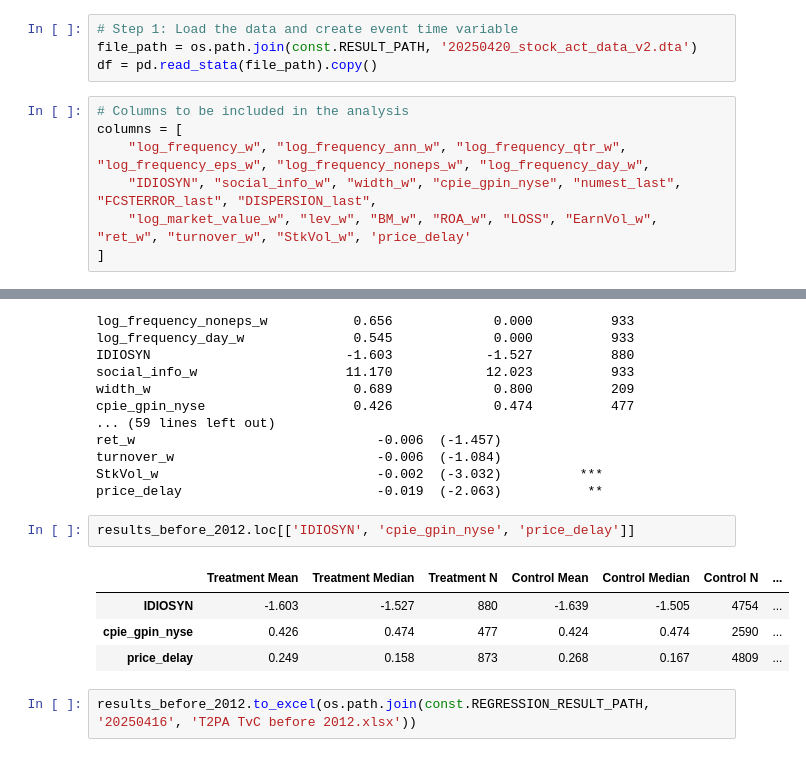
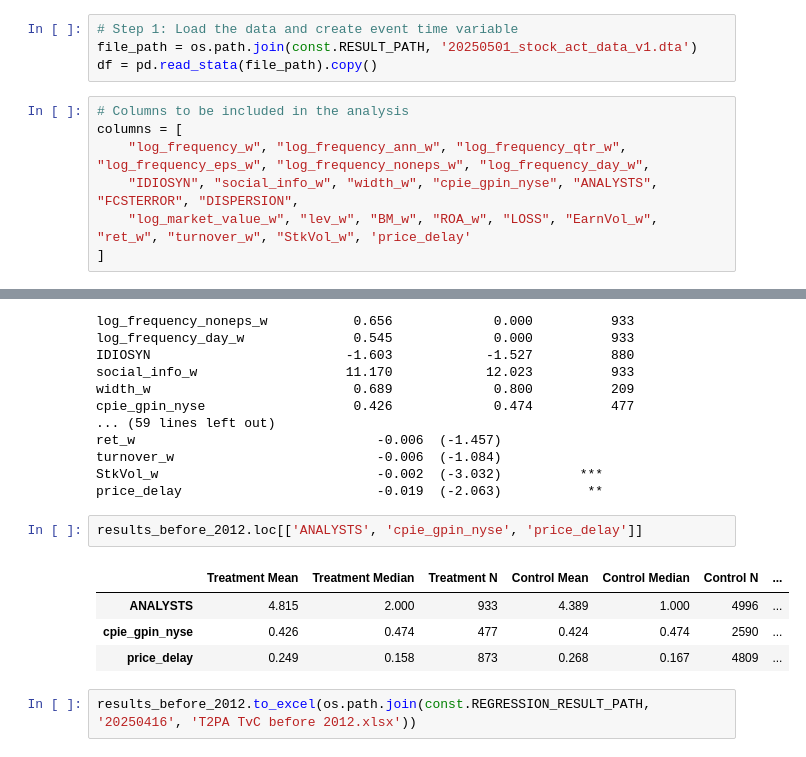
Before and after one commit to wangyouan/STOCKAct, a Jupyter notebook: Notebook/GetSummaryStatistics.ipynb, the cells around one changed output, grey strips where cells are left out. Drawn from its saved outputs; the diff is of its cells as text.

```diff
--- a/Notebook/GetSummaryStatistics.ipynb
+++ b/Notebook/GetSummaryStatistics.ipynb
@@ -9,13 +9,13 @@ from scipy import stats
 from Constants import Constants as const
 # %%
 # Step 1: Load the data and create event time variable
-file_path = os.path.join(const.RESULT_PATH, '20250420_stock_act_data_v2.dta')
+file_path = os.path.join(const.RESULT_PATH, '20250501_stock_act_data_v1.dta')
 df = pd.read_stata(file_path).copy()
 # %%
 # Columns to be included in the analysis
 columns = [
     "log_frequency_w", "log_frequency_ann_w", "log_frequency_qtr_w", "log_frequency_eps_w", "log_frequency_noneps_w", "log_frequency_day_w",
-    "IDIOSYN", "social_info_w", "width_w", "cpie_gpin_nyse", "numest_last", "FCSTERROR_last", "DISPERSION_last",
+    "IDIOSYN", "social_info_w", "width_w", "cpie_gpin_nyse", "ANALYSTS", "FCSTERROR", "DISPERSION",
     "log_market_value_w", "lev_w", "BM_w", "ROA_w", "LOSS", "EarnVol_w", "ret_w", "turnover_w", "StkVol_w", 'price_delay'
 ]
 # %%
@@ -93,10 +93,10 @@ turnover_w                          -0.006  (-1.084)
 StkVol_w                            -0.002  (-3.032)          ***
 price_delay                         -0.019  (-2.063)           **
 # %%
-results_before_2012.loc[['IDIOSYN', 'cpie_gpin_nyse', 'price_delay']]
+results_before_2012.loc[['ANALYSTS', 'cpie_gpin_nyse', 'price_delay']]
 # %% [output]
 |  | Treatment Mean | Treatment Median | Treatment N | Control Mean | Control Median | Control N | ... |
-| IDIOSYN | -1.603 | -1.527 | 880 | -1.639 | -1.505 | 4754 | ... |
+| ANALYSTS | 4.815 | 2.000 | 933 | 4.389 | 1.000 | 4996 | ... |
 | cpie_gpin_nyse | 0.426 | 0.474 | 477 | 0.424 | 0.474 | 2590 | ... |
 | price_delay | 0.249 | 0.158 | 873 | 0.268 | 0.167 | 4809 | ... |
 # %%
```
Also changed, not shown: parts of 1 cell of this notebook, 1 other file.
